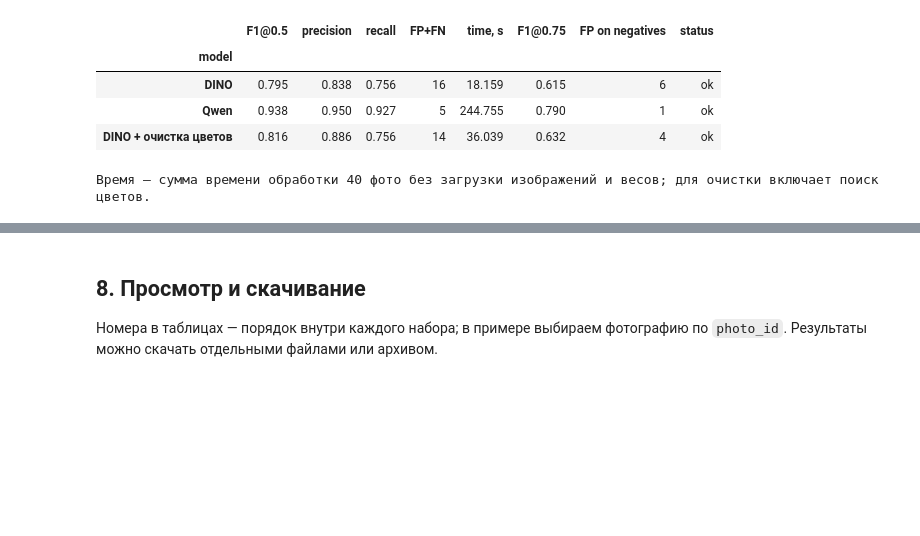
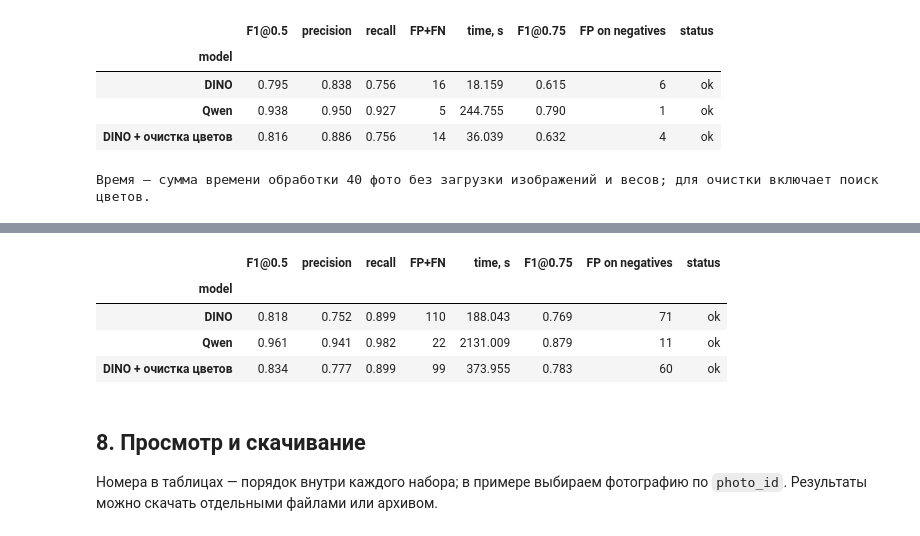
Before and after one commit to Mikhail356/butterfly-detection, a Jupyter notebook: butterfly_dino_qwen.ipynb, the cells around one changed output, grey strips where cells are left out. Cells and saved outputs as stored; diff of their text form; code cells hidden in the pictures; blank space fills up the shorter version.

Commit message:
Evaluate butterfly models on the 400-photo golden set

```diff
--- a/butterfly_dino_qwen.ipynb
+++ b/butterfly_dino_qwen.ipynb
@@ -45,6 +46,7 @@ if device == 'cpu': print('Для скорости рекомендуется T4
 # Скопируйте точные пути из панели Input.
 SOURCE_PATH = Path('/kaggle/input/datasets/burkovanastia/butterflies-again')
 LABELS_PATH = Path('/kaggle/input/datasets/burkovanastia/butterflies-new')
+GOLDEN_400_PATH = None  # Задайте путь к CSV строкой при необходимости.
 
 OUT = Path('/kaggle/working/butterfly_models_results')
 OUT.mkdir(parents=True, exist_ok=True)
@@ -511,3 +520,52 @@ print('Время — сумма времени обработки 40 фото
+# %%
+def load_golden_400(expected_ids):
+    path = GOLDEN_400_PATH
+    if path is None:
+        name = 'butterflies_400_final.csv'
+        local_path = Path(name)
+        matches = [local_path] if local_path.is_file() else sorted(Path('/kaggle/input').rglob(name))
+        if not matches:
+            print(f'Добавьте {name} в Input, чтобы посчитать метрики на 400 фото.')
+            return None
+        if len(matches) > 1:
+            raise ValueError(f'Укажите GOLDEN_400_PATH явно. Найдены файлы: {matches}')
+        path = matches[0]
+
+    golden = {}
+    with Path(path).open(encoding='utf-8-sig', newline='') as file:
+        for row in csv.DictReader(file):
+            photo_id = row['photo_id']
+            if photo_id in golden:
+                raise ValueError(f'Повтор photo_id в эталоне: {photo_id}')
+            raw_boxes = json.loads(row['boxes'])
+            if not isinstance(raw_boxes, list):
+                raise ValueError(f'Ожидался список рамок у фото {photo_id}')
+            boxes = []
+            for left, top, right, bottom in raw_boxes:
+                if not (0 <= left < right <= 1 and 0 <= top < bottom <= 1):
+                    raise ValueError(f'Некорректная рамка у фото {photo_id}')
+                boxes.append({'left': left, 'top': top, 'width': right - left, 'height': bottom - top})
+            if len(boxes) != int(row['box_count']):
+                raise ValueError(f'Не совпало число рамок у фото {photo_id}')
+            golden[photo_id] = boxes
+    if len(golden) != 400 or golden.keys() != expected_ids:
+        raise ValueError('photo_id эталона должны совпадать с 400 фото основного набора.')
+    return [{'photo_id': photo_id, 'boxes': boxes} for photo_id, boxes in golden.items()]
+
+
+main_ids = {str(row['photo_id']) for row in photos if row['subset'] == 'unlabeled'}
+golden_400 = load_golden_400(main_ids)
+if golden_400 is not None:
+    metrics_400 = evaluate_models(golden_400, 'unlabeled')
+    metrics_400.to_csv(OUT / 'metrics_400.csv', encoding='utf-8-sig')
+    display(metrics_400.round(3))
+    print('Время — сумма времени обработки 400 фото без загрузки изображений и весов.')
+# %% [output]
+|  | F1@0.5 | precision | recall | FP+FN | time, s | F1@0.75 | FP on negatives | status |
+| model |  |  |  |  |  |  |  |  |
+| DINO | 0.818 | 0.752 | 0.899 | 110 | 188.043 | 0.769 | 71 | ok |
+| Qwen | 0.961 | 0.941 | 0.982 | 22 | 2131.009 | 0.879 | 11 | ok |
+| DINO + очистка цветов | 0.834 | 0.777 | 0.899 | 99 | 373.955 | 0.783 | 60 | ok |
 # %% [markdown]
 ## 8. Просмотр и скачивание
 
```
Also changed, not shown: parts of 5 cells of this notebook, 5 other files.
